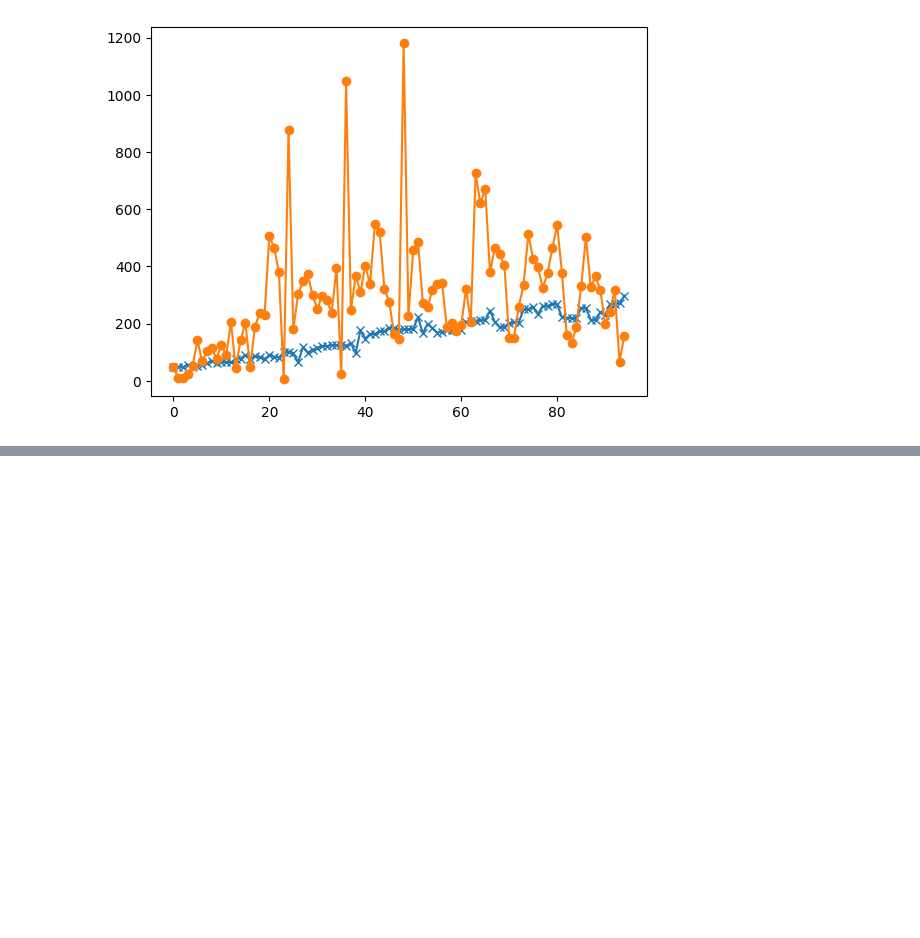
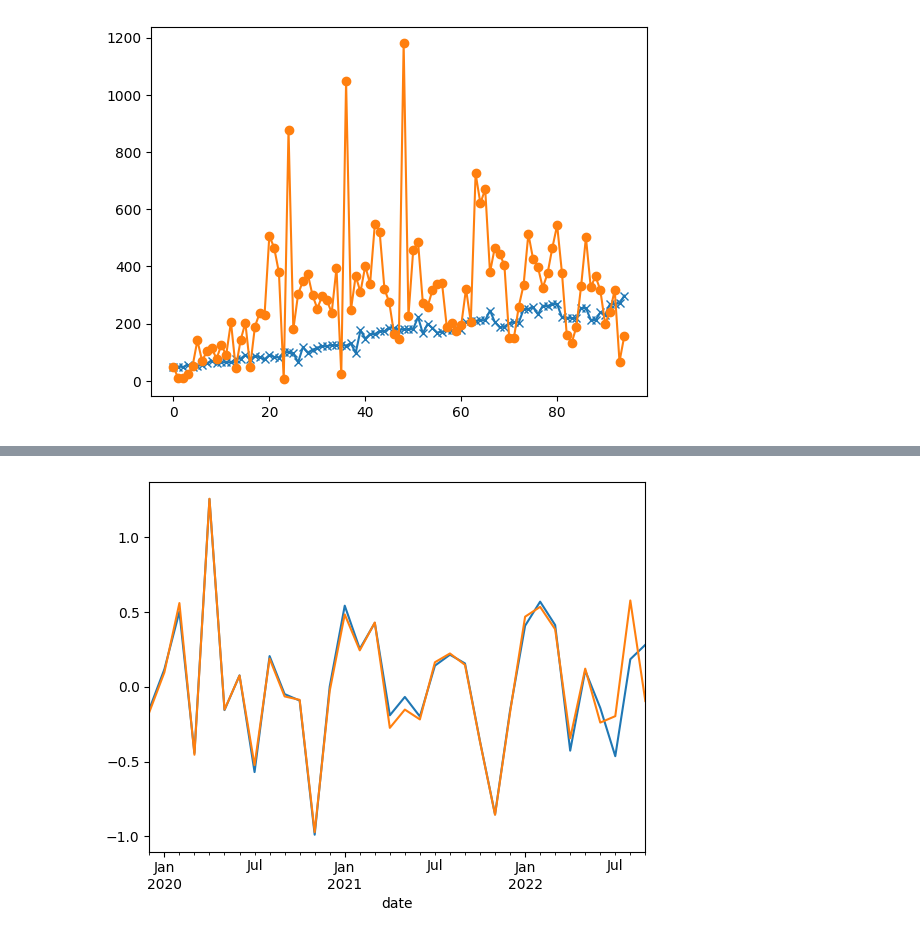
Before and after one commit to upcerbin/nmmcm3, a Jupyter notebook: A3.ipynb, the cells around one changed output, grey strips where cells are left out. Cells and saved outputs as stored; diff of their text form; code cells hidden in the pictures; blank space fills up the shorter version.

```diff
--- a/A3.ipynb
+++ b/A3.ipynb
@@ -152,0 +687,11 @@ raw mase: 164.47762320443508
+# %%
+data_true.y.plot()
+ndata_predict = pd.DataFrame(data_predict)
+ndata_predict.index = data_true.index
+ndata_predict[0].plot()
+ndata_predict.to_excel('./temp.xlsx')
+# ndata_predict[0].to_excel('temp.xlsx')
+# print(inverse_true)
+# print(inverse_predict.values)
+# %% [output]
+[figure, added]
```
Also changed, not shown: parts of 8 cells of this notebook, 4 other files.
